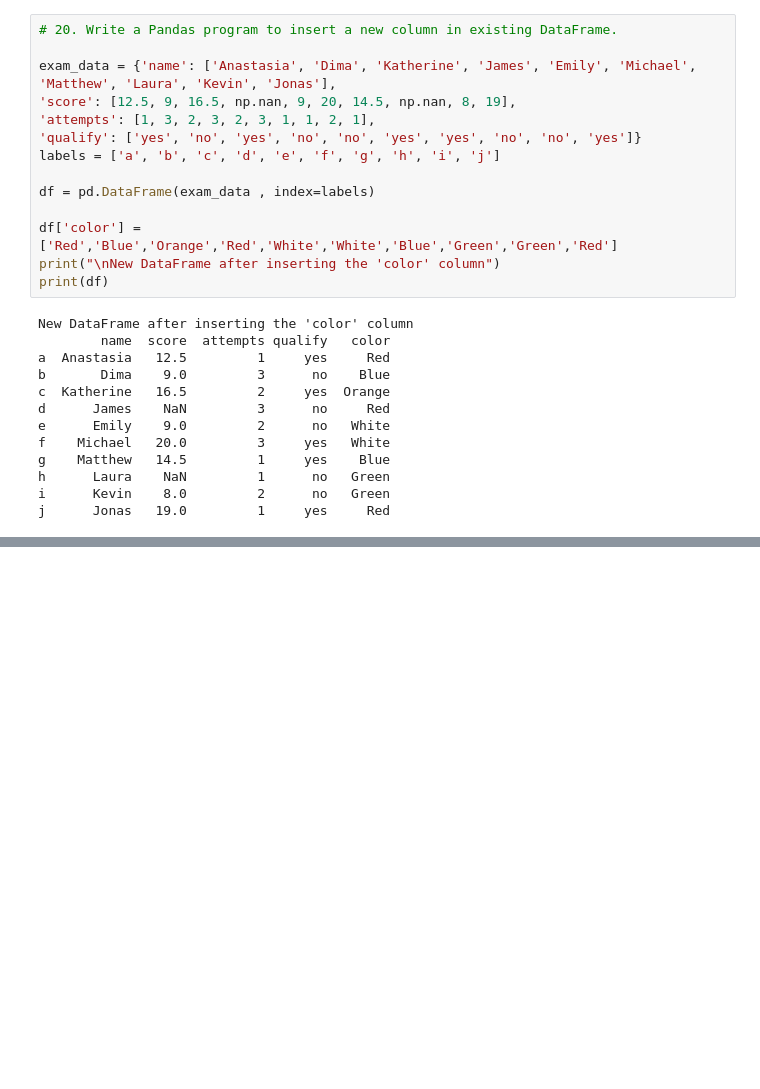
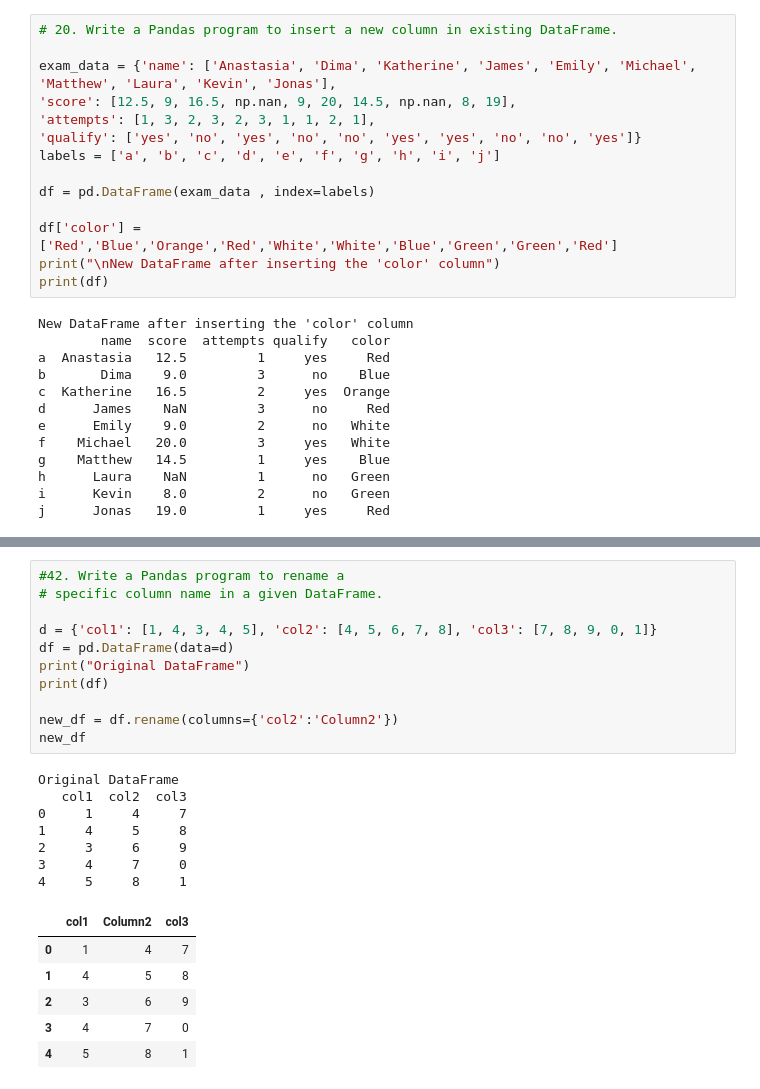
Before and after one commit to Jordon911/3_Project, a Jupyter notebook: 3_Project/Python Practice.ipynb, the cells around one changed output, grey strips where cells are left out. Saved outputs shown, nothing was run; the diff lists cells and outputs as text; blank space fills up the shorter version.

```diff
--- a/3_Project/Python Practice.ipynb
+++ b/3_Project/Python Practice.ipynb
@@ -628,0 +1166,25 @@ j      Jonas   19.0         1     yes     Red
+# %%
+#42. Write a Pandas program to rename a
+# specific column name in a given DataFrame.
+
+d = {'col1': [1, 4, 3, 4, 5], 'col2': [4, 5, 6, 7, 8], 'col3': [7, 8, 9, 0, 1]}
+df = pd.DataFrame(data=d)
+print("Original DataFrame")
+print(df)
+
+new_df = df.rename(columns={'col2':'Column2'})
+new_df
+# %% [output]
+Original DataFrame
+   col1  col2  col3
+0     1     4     7
+1     4     5     8
+2     3     6     9
+3     4     7     0
+4     5     8     1
+|  | col1 | Column2 | col3 |
+| 0 | 1 | 4 | 7 |
+| 1 | 4 | 5 | 8 |
+| 2 | 3 | 6 | 9 |
+| 3 | 4 | 7 | 0 |
+| 4 | 5 | 8 | 1 |
```
Also changed, not shown: parts of 61 cells of this notebook, 1 other file.
